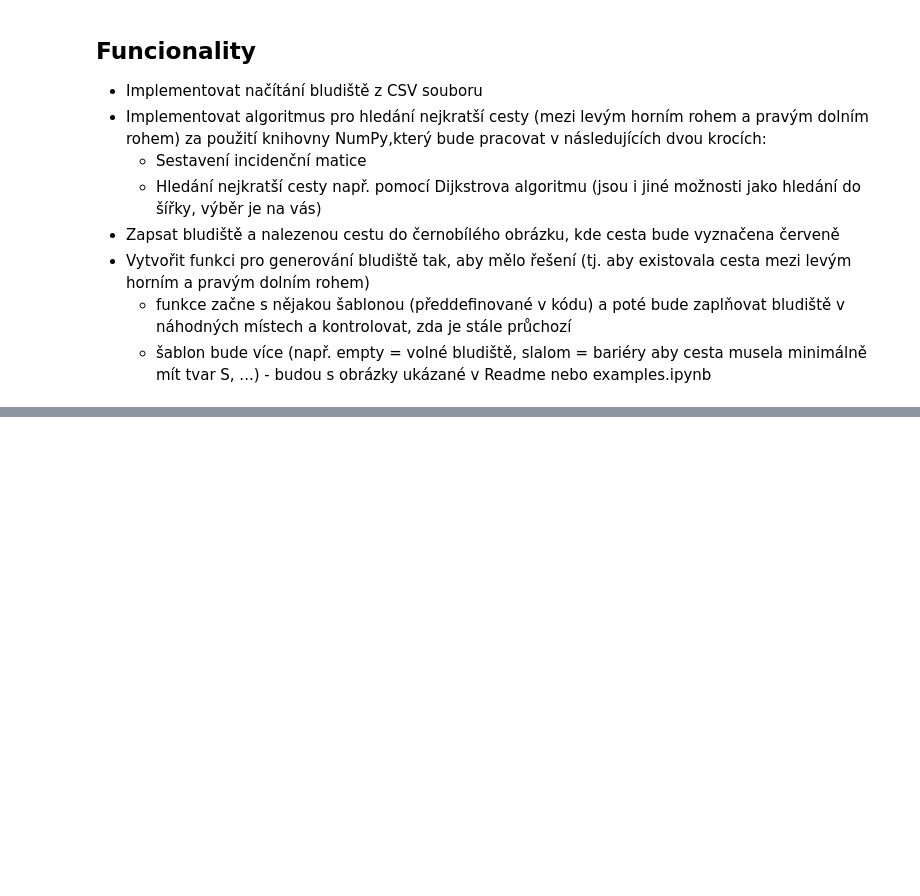
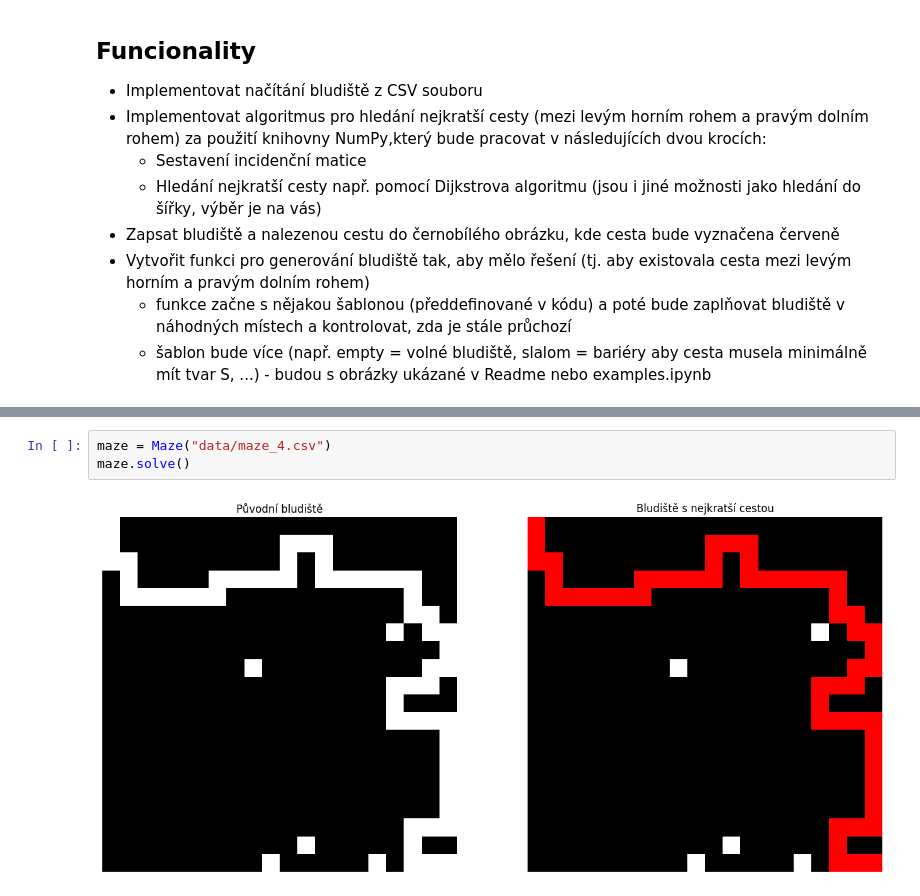
Before and after one commit to docherak/vvp_bludiste, a Jupyter notebook: solution.ipynb, the cells around one changed output, grey strips where cells are left out. Drawn from its saved outputs; the diff is of its cells as text; blank space fills up the shorter version.

```diff
--- a/solution.ipynb
+++ b/solution.ipynb
@@ -103,0 +57,5 @@ print(maze.map)
+# %%
+maze = Maze("data/maze_4.csv")
+maze.solve()
+# %% [output]
+[figure, added]
```
Also changed, not shown: parts of 10 cells of this notebook, 2 other files.
